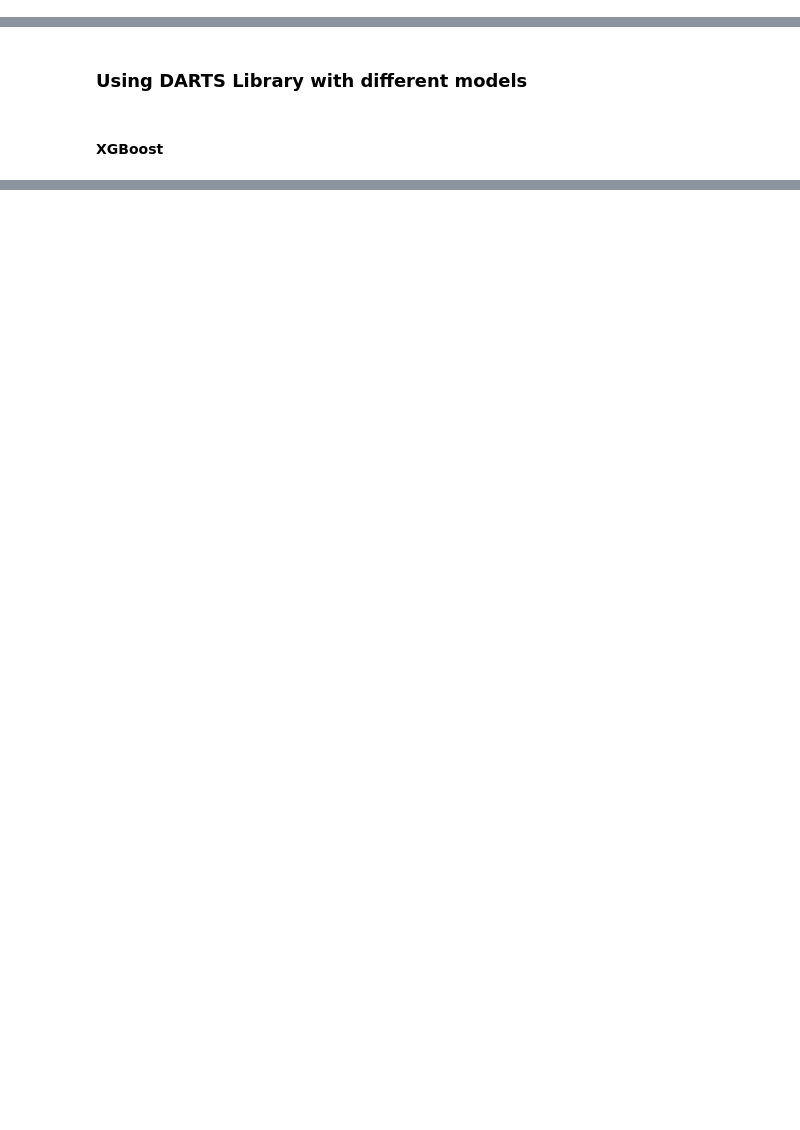
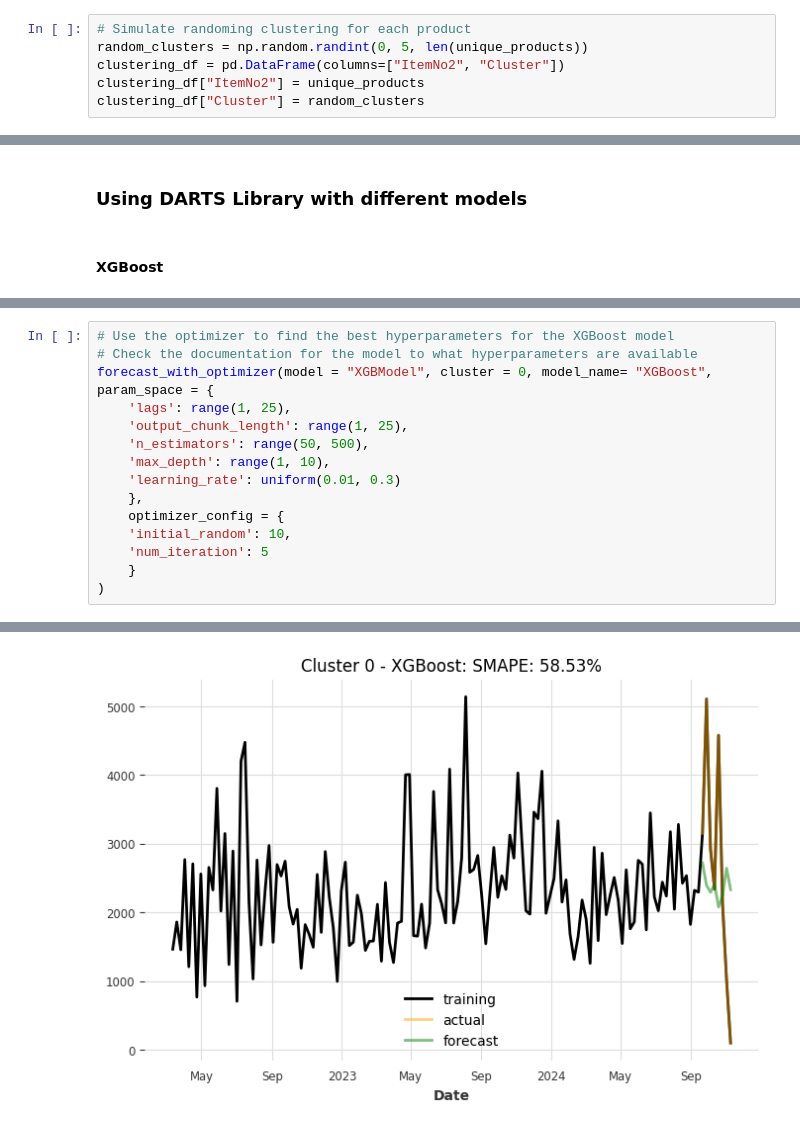
Before and after one commit to noeasyday7/bright_river, a Jupyter notebook: notebooks/time_forecasting_part.ipynb, the cells around one changed output, grey strips where cells are left out. Drawn from its saved outputs; the diff is of its cells as text; blank space fills up the shorter version.

```diff
--- a/notebooks/time_forecasting_part.ipynb
+++ b/notebooks/time_forecasting_part.ipynb
@@ -19,0 +22,6 @@ cluster_type = 'KMeans'
+# %%
+# Simulate randoming clustering for each product
+random_clusters = np.random.randint(0, 5, len(unique_products))
+clustering_df = pd.DataFrame(columns=["ItemNo2", "Cluster"])
+clustering_df["ItemNo2"] = unique_products
+clustering_df["Cluster"] = random_clusters
@@ -344,0 +206,16 @@ Optimization terminated successfully    (Exit mode 0)
+# %%
+# Use the optimizer to find the best hyperparameters for the XGBoost model
+# Check the documentation for the model to what hyperparameters are available
+forecast_with_optimizer(model = "XGBModel", cluster = 0, model_name= "XGBoost", param_space = {
+    'lags': range(1, 25),
+    'output_chunk_length': range(1, 25),
+    'n_estimators': range(50, 500),
+    'max_depth': range(1, 10),
+    'learning_rate': uniform(0.01, 0.3)
+    },
+    optimizer_config = {
+    'initial_random': 10,
+    'num_iteration': 5
+    }
+)
+# %% [output]
@@ -344,0 +224 @@ Optimization terminated successfully    (Exit mode 0)
+[figure, added]
```
Also changed, not shown: parts of 25 cells of this notebook.
